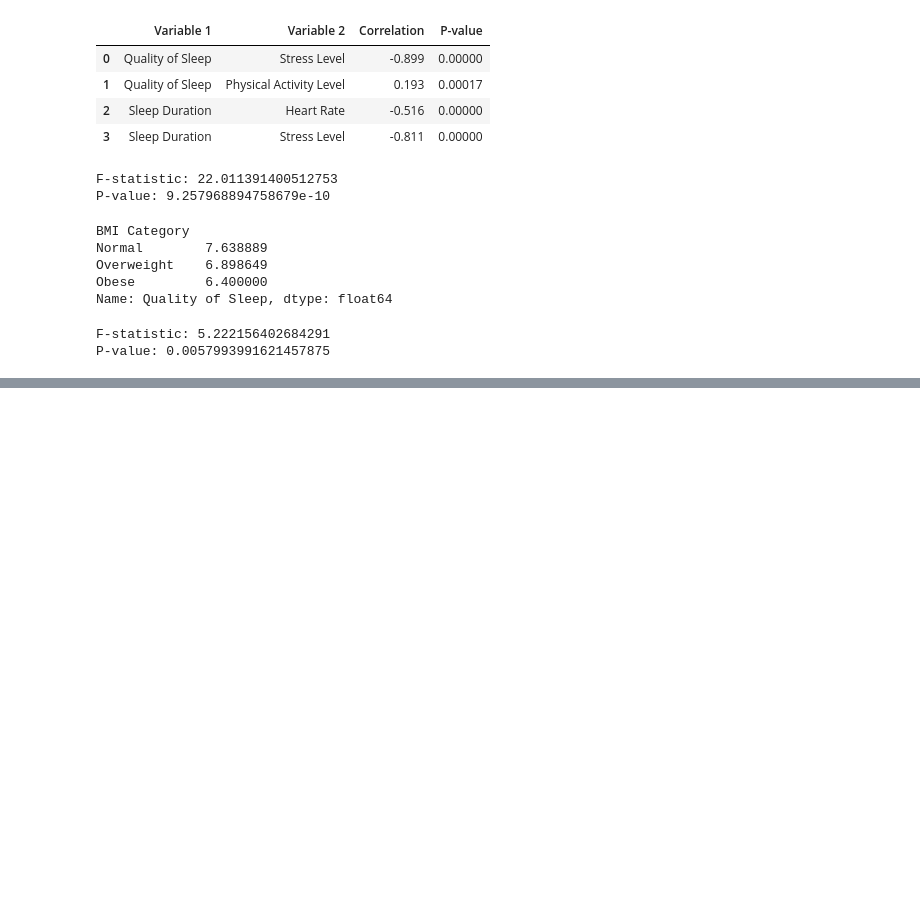
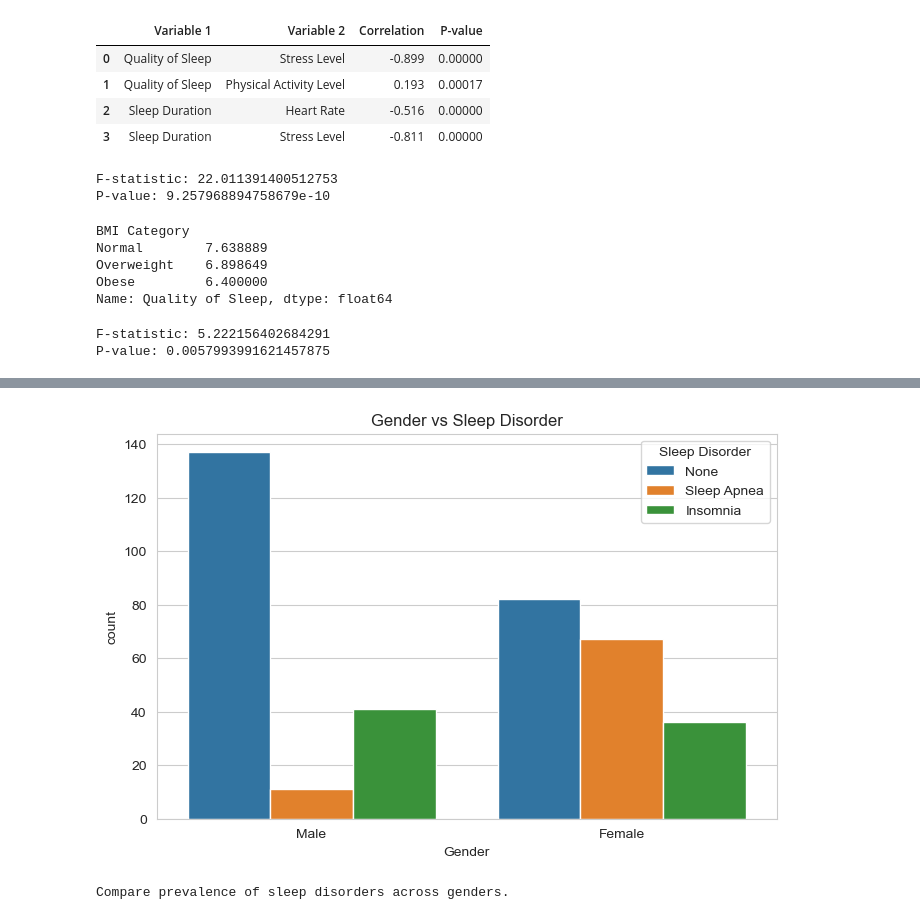
Before and after one commit to aryandhiman01/Lifestyle_Dynamics_Framework, a Jupyter notebook: task.ipynb, the cells around one changed output, grey strips where cells are left out. Drawn from its saved outputs; the diff is of its cells as text; code cells hidden in the pictures; blank space fills up the shorter version.

```diff
--- a/task.ipynb
+++ b/task.ipynb
@@ -697,0 +1037,19 @@ P-value: 0.0057993991621457875
+# %%
+# Gender vs Sleep Disorder
+import seaborn as sns
+import matplotlib.pyplot as plt
+
+plt.figure(figsize=(8,5))
+
+sns.countplot(
+    data=df,
+    x="Gender",
+    hue="Sleep Disorder"
+)
+
+plt.title("Gender vs Sleep Disorder")
+plt.show()
+print("Compare prevalence of sleep disorders across genders.")
+# %% [output]
+[figure, added]
+Compare prevalence of sleep disorders across genders.
```
Also changed, not shown: parts of 39 cells of this notebook, 1 other file.
